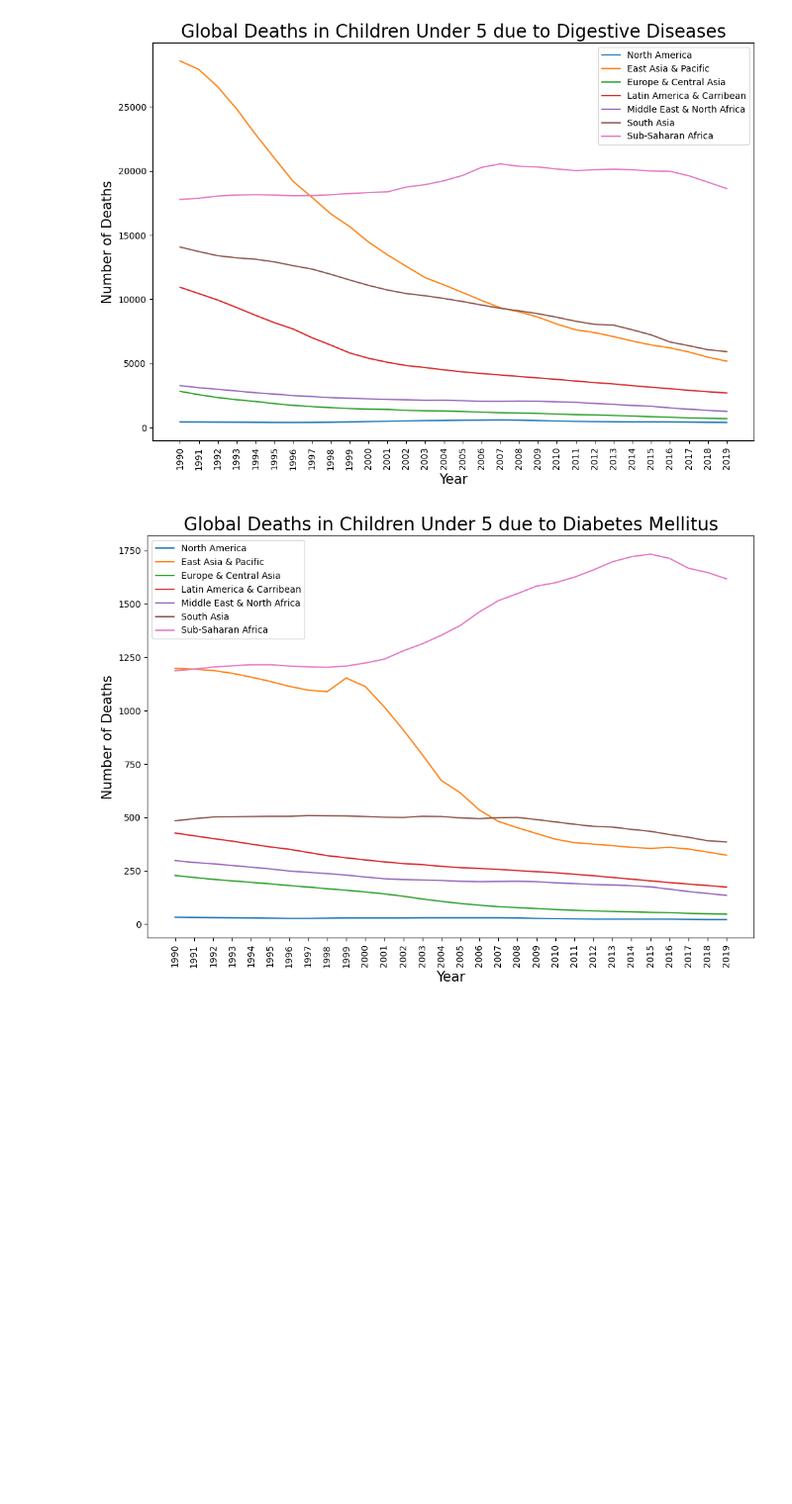
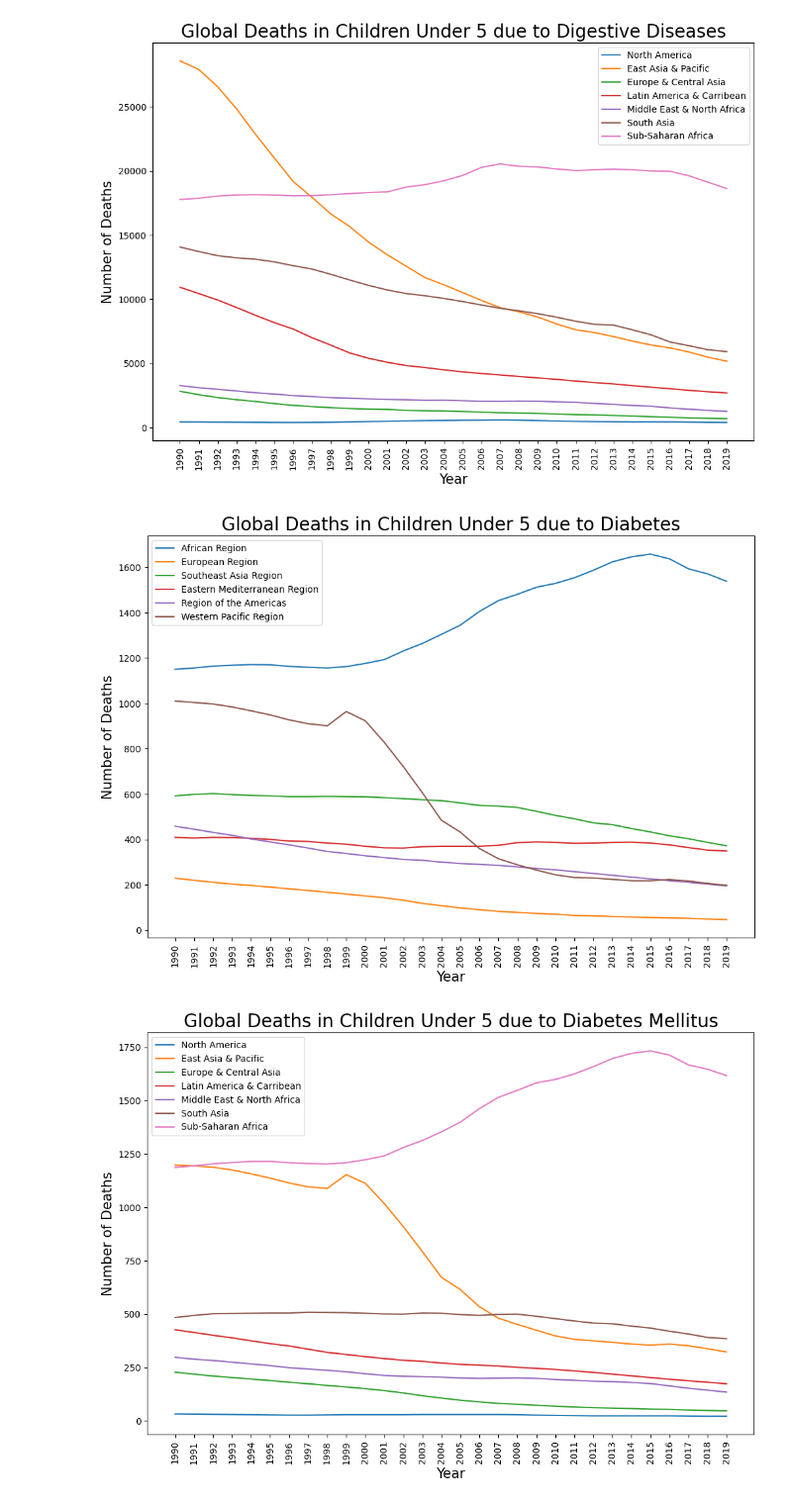
Before and after one commit to dantrainor9/Causes-of-Death, a Jupyter notebook: Causes_of_Death.ipynb, the cells around one changed output. Shown at 99% size. Saved outputs shown, nothing was run; the diff lists cells and outputs as text; code cells hidden in the pictures; blank space fills up the shorter version.

```diff
--- a/Causes_of_Death.ipynb
+++ b/Causes_of_Death.ipynb
@@ -259,6 +259,22 @@ plt.xticks(rotation=90)
 plt.legend();
 # %% [output]
 [figure]
+# %%
+#visualizing deaths over time due to Diabetes in all World Health Organization regions
+plt.figure(figsize=(12,8))
+plt.plot(ar_who_df['Year'],ar_who_df['Deaths - Diabetes mellitus - Sex: Both - Age: Under 5 (Number)'],label='African Region')
+plt.plot(er_who_df['Year'],er_who_df['Deaths - Diabetes mellitus - Sex: Both - Age: Under 5 (Number)'],label='European Region')
+plt.plot(sear_who_df['Year'],sear_who_df['Deaths - Diabetes mellitus - Sex: Both - Age: Under 5 (Number)'],label='Southeast Asia Region')
+plt.plot(emr_who_df['Year'],emr_who_df['Deaths - Diabetes mellitus - Sex: Both - Age: Under 5 (Number)'],label='Eastern Mediterranean Region')
+plt.plot(ra_who_df['Year'],ra_who_df['Deaths - Diabetes mellitus - Sex: Both - Age: Under 5 (Number)'],label='Region of the Americas')
+plt.plot(wpr_who_df['Year'],wpr_who_df['Deaths - Diabetes mellitus - Sex: Both - Age: Under 5 (Number)'],label='Western Pacific Region')
+plt.title('Global Deaths in Children Under 5 due to Diabetes',fontsize=20)
+plt.ylabel('Number of Deaths',fontsize=15)
+plt.xlabel('Year',fontsize=15)
+plt.xticks(rotation=90)
+plt.legend();
+# %% [output]
+[figure, added]
 # %%
 #visualizing deaths over time due to Diabetes in all World Bank regions
 plt.figure(figsize=(12,8))
```
